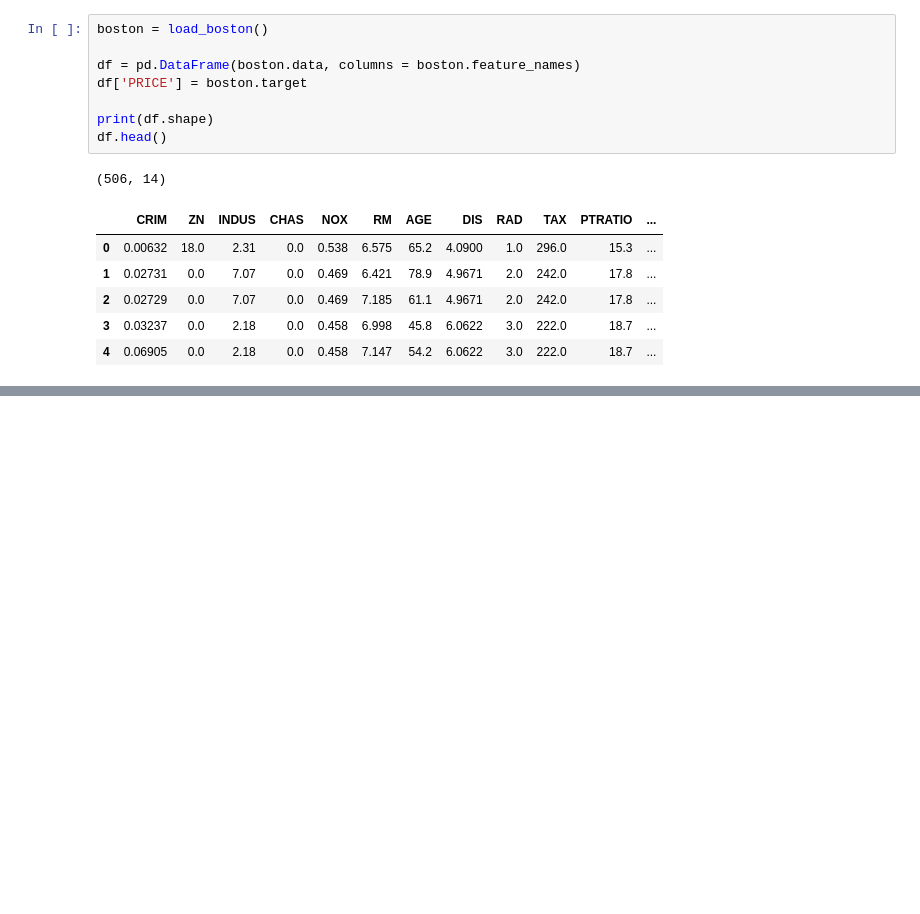
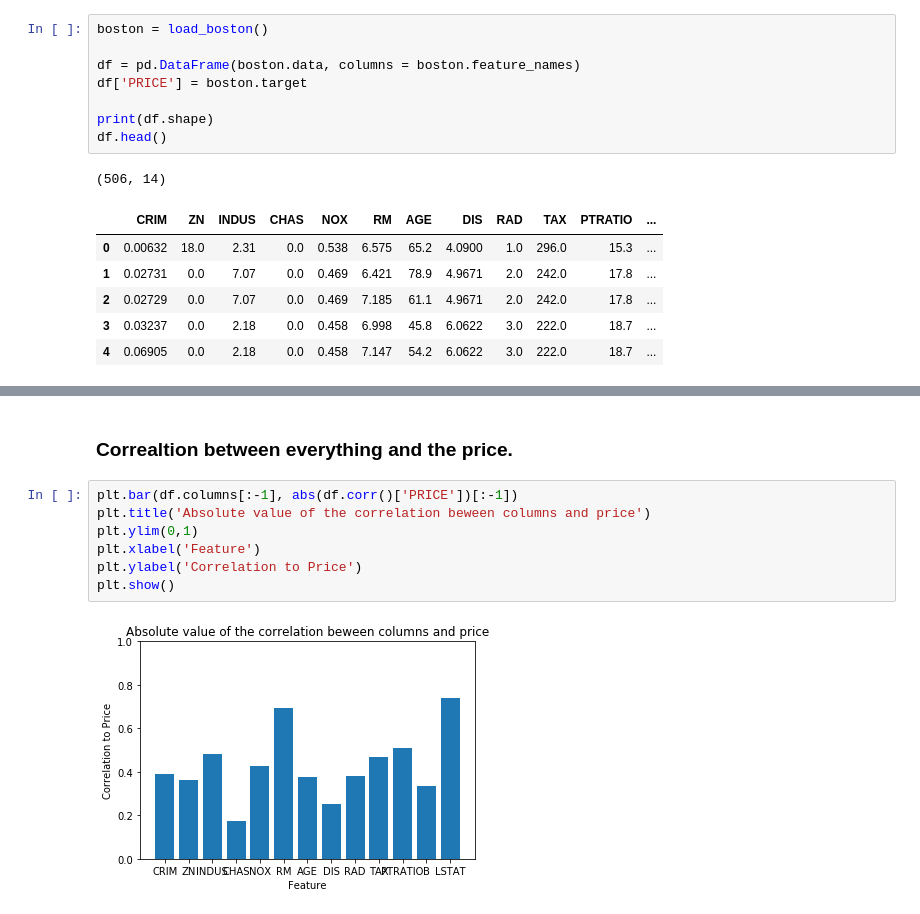
Before and after one commit to jshams/DS-2.1-machine-learning, a Jupyter notebook: assignments/Home_Work_Linear_Regression.ipynb, the cells around one changed output, grey strips where cells are left out. Cells and saved outputs as stored; diff of their text form; blank space fills up the shorter version.

```diff
--- a/assignments/Home_Work_Linear_Regression.ipynb
+++ b/assignments/Home_Work_Linear_Regression.ipynb
@@ -66,0 +88,11 @@ df.head()
+# %% [markdown]
+### Correaltion between everything and the price.
+# %%
+plt.bar(df.columns[:-1], abs(df.corr()['PRICE'])[:-1])
+plt.title('Absolute value of the correlation beween columns and price')
+plt.ylim(0,1)
+plt.xlabel('Feature')
+plt.ylabel('Correlation to Price')
+plt.show()
+# %% [output]
+[figure, added]
```
Also changed, not shown: parts of 4 cells of this notebook.
